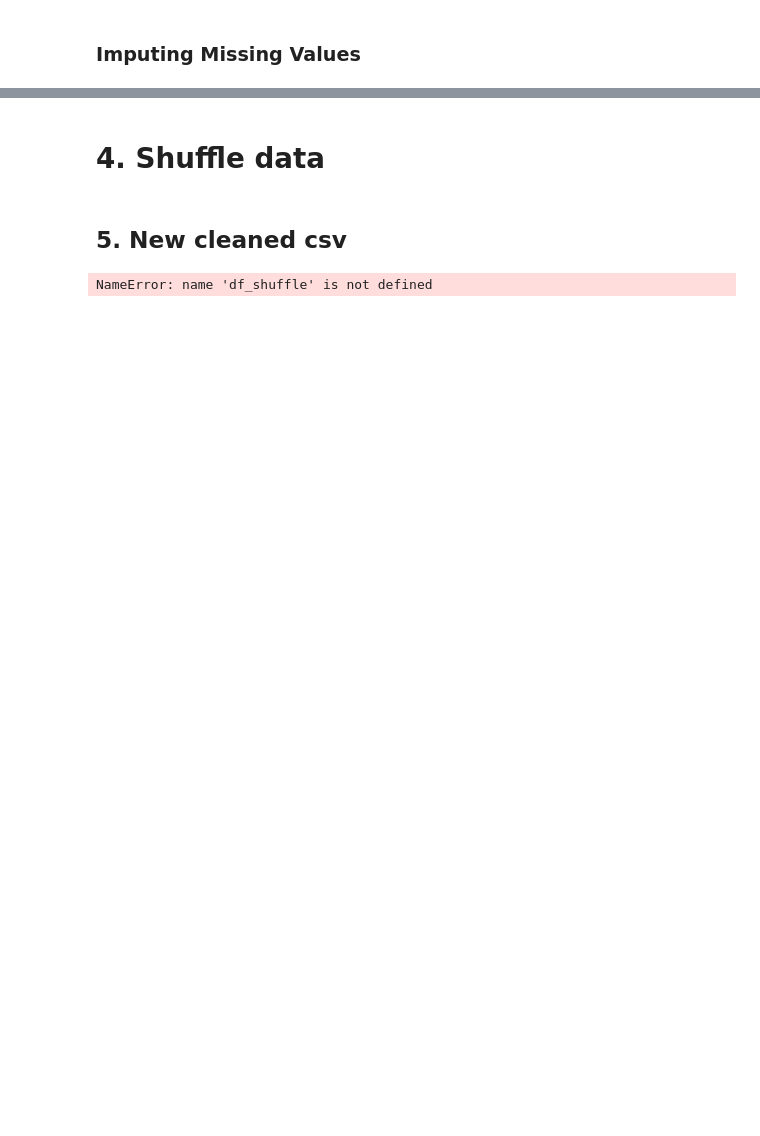
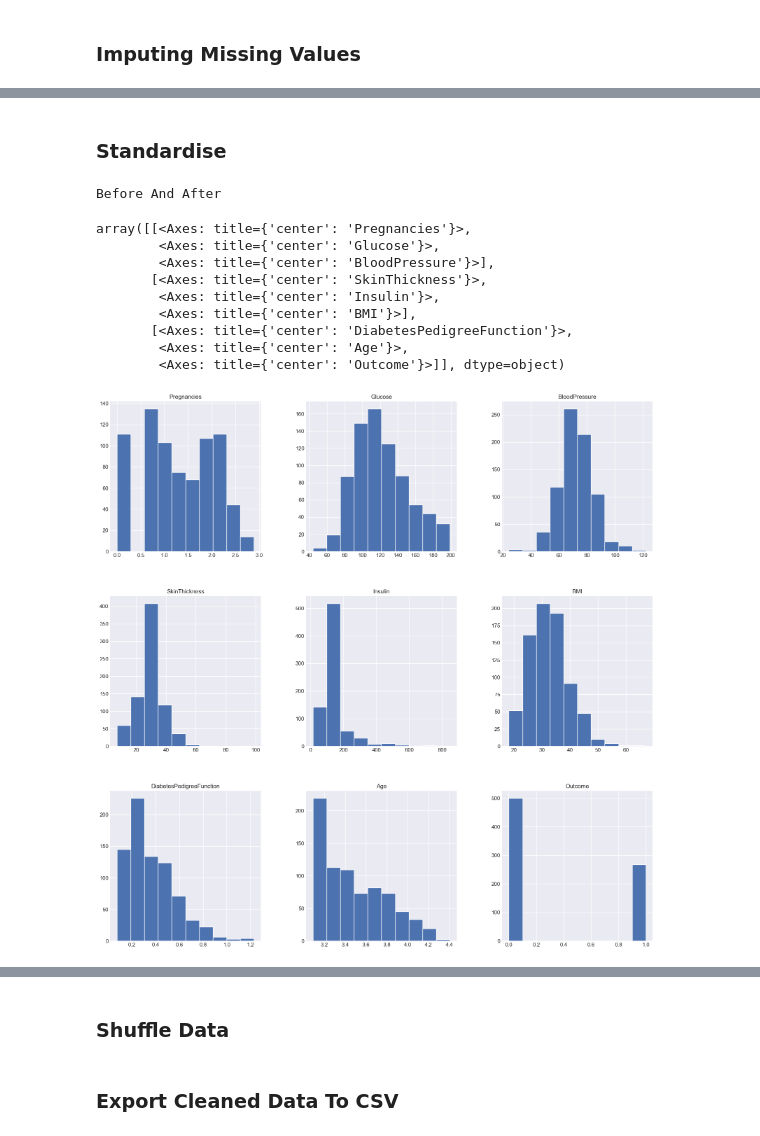
Before and after one commit to kelvingevershowest/data-collection-and-preprocessing, a Jupyter notebook: Data_cleaning.ipynb, the cells around one changed output, grey strips where cells are left out. Drawn from its saved outputs; the diff is of its cells as text; code cells hidden in the pictures; blank space fills up the shorter version.

```diff
--- a/Data_cleaning.ipynb
+++ b/Data_cleaning.ipynb
@@ -114,0 +108,29 @@ Name: shop_am, dtype: int64
+# %% [markdown]
+### Standardise
+# %%
+from sklearn.preprocessing import StandardScaler
+
+print("Before And After")
+df_not_skewed.hist(figsize = (20,20))
+df_standardised = df_not_skewed.copy().drop(['Outcome'], axis = 1)
+num_feat = df_standardised.select_dtypes(include=['float64']).columns
+
+scaler = StandardScaler()
+scaler.fit(df_standardised[num_feat])
+df_standardised[num_feat] = scaler.fit_transform(df_standardised[num_feat])
+
+df_standardised['Outcome'] = df_not_skewed['Outcome']
+df_standardised.head()
+df_standardised.hist(figsize = (20,20))
+# %% [output]
+Before And After
+array([[<Axes: title={'center': 'Pregnancies'}>,
+        <Axes: title={'center': 'Glucose'}>,
+        <Axes: title={'center': 'BloodPressure'}>],
+       [<Axes: title={'center': 'SkinThickness'}>,
+        <Axes: title={'center': 'Insulin'}>,
+        <Axes: title={'center': 'BMI'}>],
+       [<Axes: title={'center': 'DiabetesPedigreeFunction'}>,
+        <Axes: title={'center': 'Age'}>,
+        <Axes: title={'center': 'Outcome'}>]], dtype=object)
+[figure, added]
@@ -115,3 +138,3 @@ Name: shop_am, dtype: int64
 # %% [markdown]
-# 4. Shuffle data
+### Shuffle Data
 # %%
@@ -122,7 +142,4 @@ df_shuffle_scores = df_imputed_scores.sample(frac = 1, random_state=123) # shuff
-# %% [markdown]
-## 5. New cleaned csv
+# %% [markdown]
+### Export Cleaned Data To CSV
 # %%
-df_shuffle.to_csv('data_cleaned.csv', index=False)
-df_shuffle_scores.to_csv('score_cleaned.csv', index=False)
+df_shuffle.to_csv('diabetes_cleaned.csv', index=False)
-# %% [output]
-NameError: name 'df_shuffle' is not defined
```
Also changed, not shown: parts of 10 cells of this notebook.
